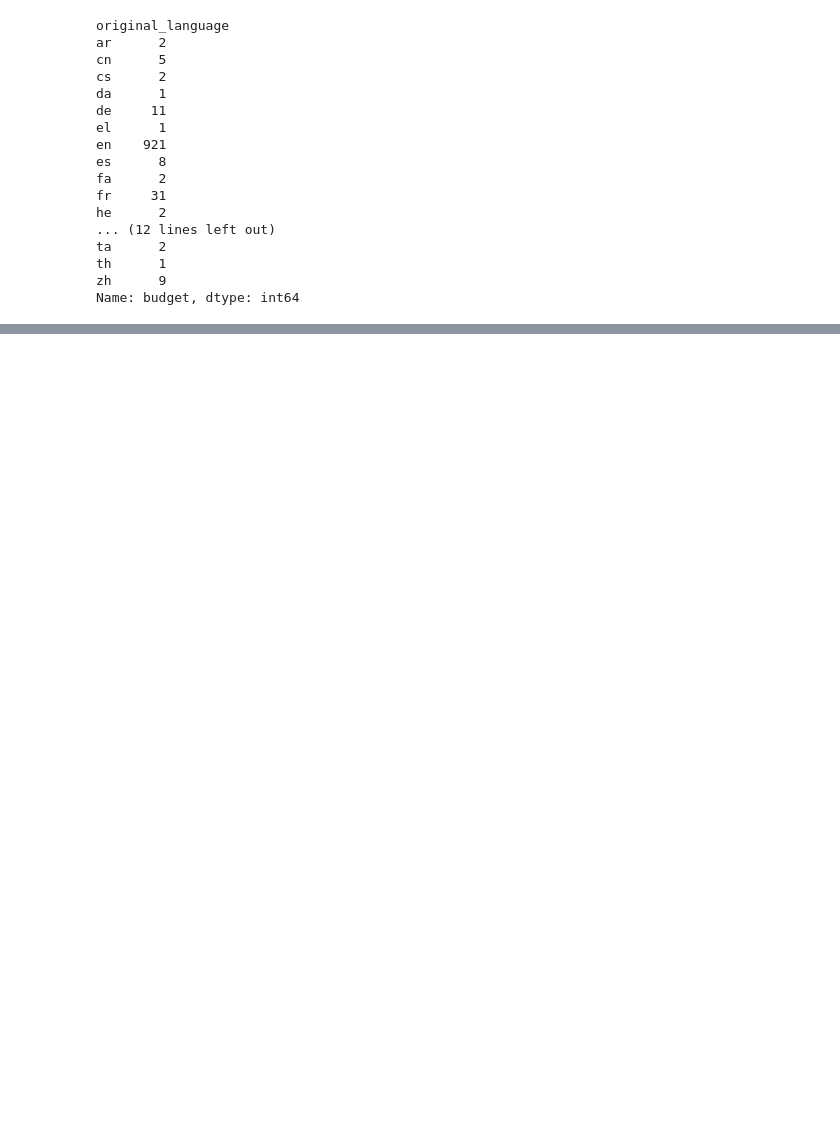
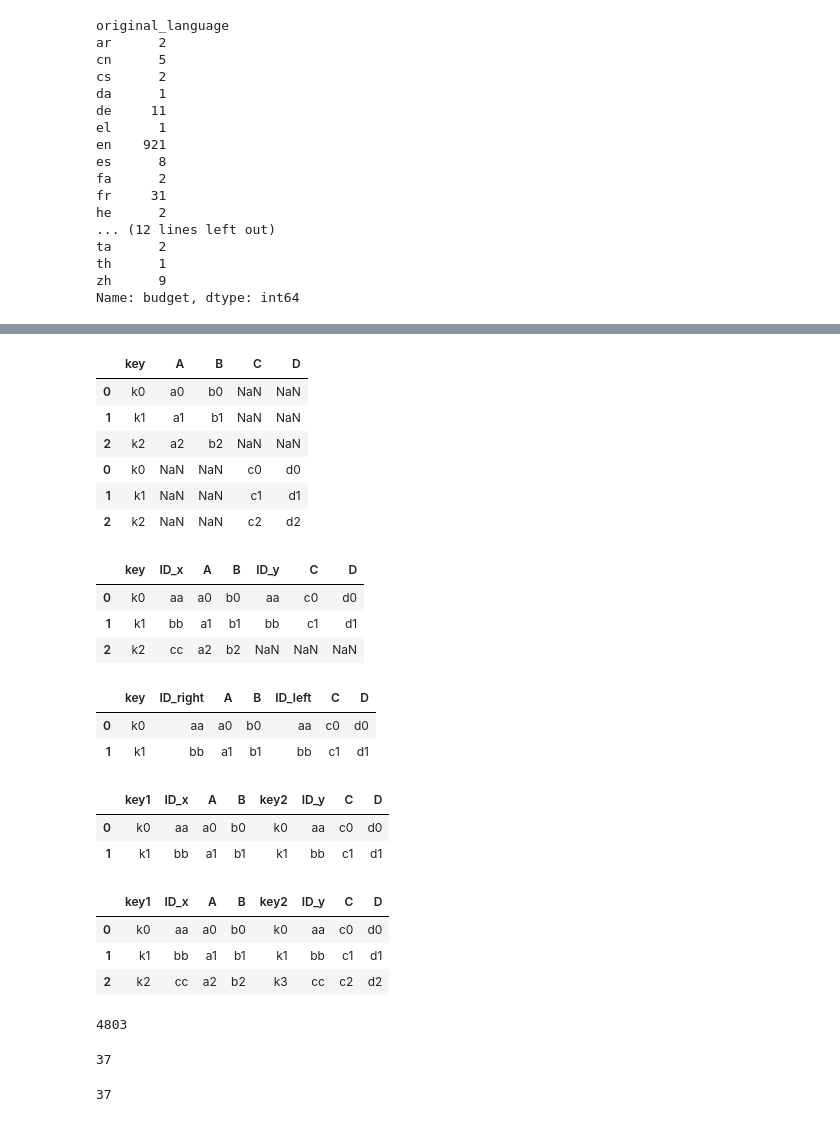
Before and after one commit to missyu3/python, a Jupyter notebook: pandas/Untitled.ipynb, the cells around one changed output, grey strips where cells are left out. Saved outputs shown, nothing was run; the diff lists cells and outputs as text; code cells hidden in the pictures; blank space fills up the shorter version.

```diff
--- a/pandas/Untitled.ipynb
+++ b/pandas/Untitled.ipynb
@@ -567,0 +605,10 @@ df.iloc[df.groupby("original_language")["revenue"].idxmax()]
+# %%
+pd.concat([df1,df2])
+# %% [output]
+|  | key | A | B | C | D |
+| 0 | k0 | a0 | b0 | NaN | NaN |
+| 1 | k1 | a1 | b1 | NaN | NaN |
+| 2 | k2 | a2 | b2 | NaN | NaN |
+| 0 | k0 | NaN | NaN | c0 | d0 |
+| 1 | k1 | NaN | NaN | c1 | d1 |
+| 2 | k2 | NaN | NaN | c2 | d2 |
@@ -567,0 +628,13 @@ df.iloc[df.groupby("original_language")["revenue"].idxmax()]
+# %%
+df1.merge(df2,how="left",on="key")
+# %% [output]
+|  | key | ID_x | A | B | ID_y | C | D |
+| 0 | k0 | aa | a0 | b0 | aa | c0 | d0 |
+| 1 | k1 | bb | a1 | b1 | bb | c1 | d1 |
+| 2 | k2 | cc | a2 | b2 | NaN | NaN | NaN |
+# %%
+df1.merge(df2,on="key",suffixes=("_right","_left"))
+# %% [output]
+|  | key | ID_right | A | B | ID_left | C | D |
+| 0 | k0 | aa | a0 | b0 | aa | c0 | d0 |
+| 1 | k1 | bb | a1 | b1 | bb | c1 | d1 |
@@ -567,0 +654,14 @@ df.iloc[df.groupby("original_language")["revenue"].idxmax()]
+# %%
+df1.merge(df2,left_on="key1",right_on="key2")
+# %% [output]
+|  | key1 | ID_x | A | B | key2 | ID_y | C | D |
+| 0 | k0 | aa | a0 | b0 | k0 | aa | c0 | d0 |
+| 1 | k1 | bb | a1 | b1 | k1 | bb | c1 | d1 |
+# %%
+#Indexで結合するのは使わない方が良い。後から変更が可能だから。
+df1.merge(df2,left_index=True,right_index=True)
+# %% [output]
+|  | key1 | ID_x | A | B | key2 | ID_y | C | D |
+| 0 | k0 | aa | a0 | b0 | k0 | aa | c0 | d0 |
+| 1 | k1 | bb | a1 | b1 | k1 | bb | c1 | d1 |
+| 2 | k2 | cc | a2 | b2 | k3 | cc | c2 | d2 |
@@ -567,0 +673,4 @@ df.iloc[df.groupby("original_language")["revenue"].idxmax()]
+# %%
+len(df)
+# %% [output]
+4803
@@ -567,0 +679,9 @@ df.iloc[df.groupby("original_language")["revenue"].idxmax()]
+# %%
+df["original_language"].unique()
+# %% [output]
+37
+# %%
+#結合などを行う際に列がUniquか確認する必要がある。その場合、nuniqueが使用できる。
+df["original_language"].nunique()
+# %% [output]
+37
```
Also changed, not shown: parts of 18 cells of this notebook.
